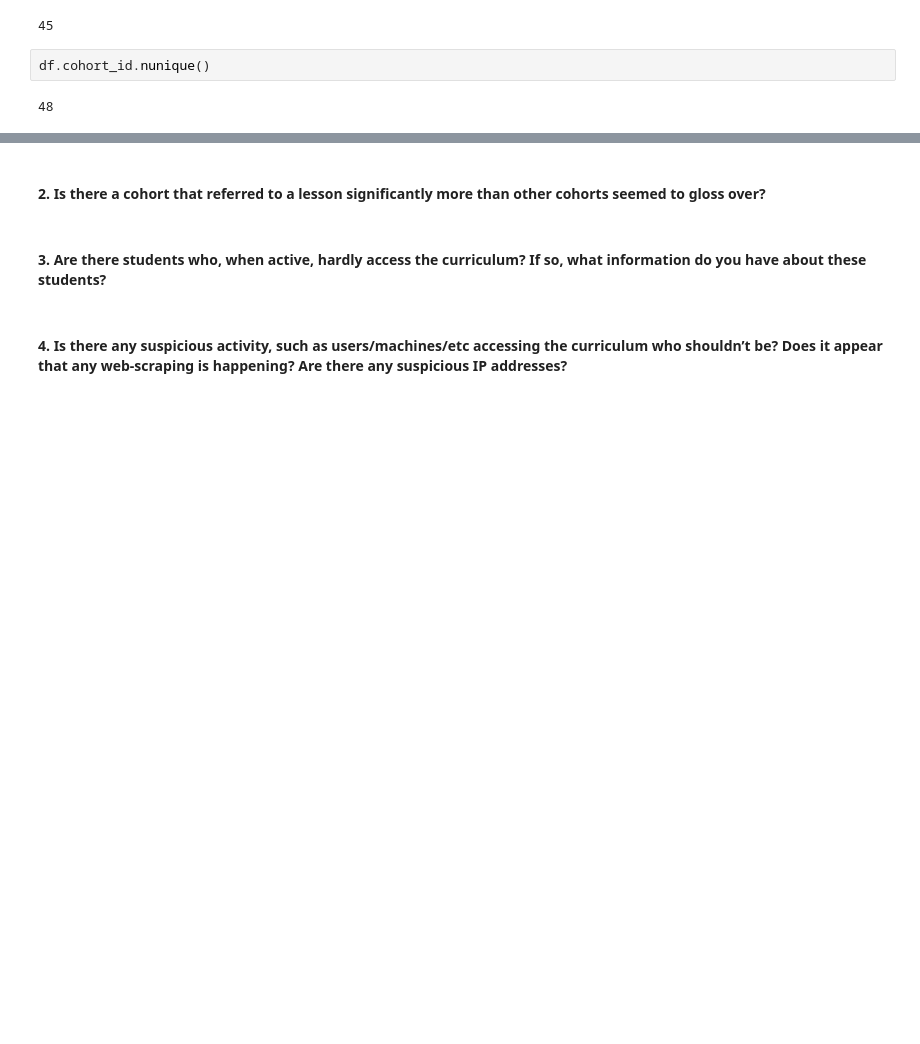
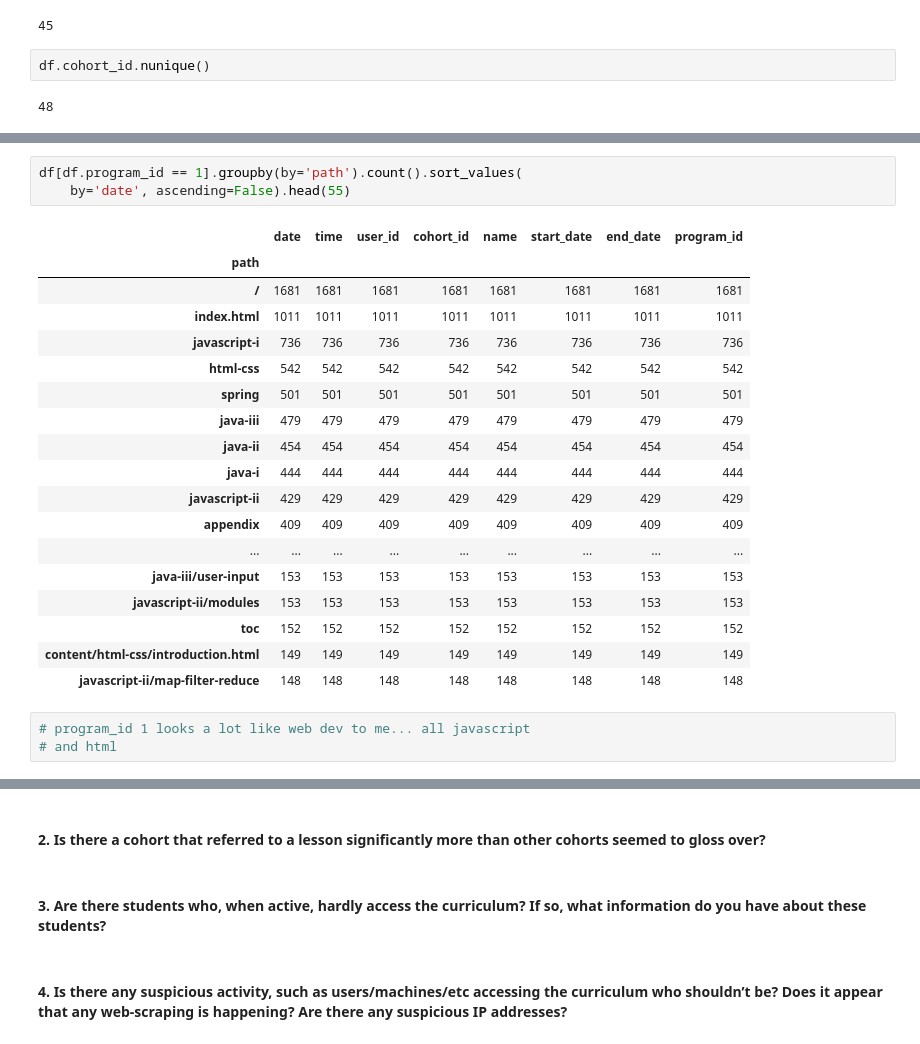
Before and after one commit to corey-baughman/016_anomaly_detection_project, a Jupyter notebook: ad_1.ipynb, the cells around one changed output, grey strips where cells are left out. Drawn from its saved outputs; the diff is of its cells as text; blank space fills up the shorter version.

```diff
--- a/ad_1.ipynb
+++ b/ad_1.ipynb
@@ -53,0 +68,25 @@ ValueError: Grouper and axis must be same length
+# %%
+df[df.program_id == 1].groupby(by='path').count().sort_values(
+    by='date', ascending=False).head(55)
+# %% [output]
+|  | date | time | user_id | cohort_id | name | start_date | end_date | program_id |
+| path |  |  |  |  |  |  |  |  |
+| / | 1681 | 1681 | 1681 | 1681 | 1681 | 1681 | 1681 | 1681 |
+| index.html | 1011 | 1011 | 1011 | 1011 | 1011 | 1011 | 1011 | 1011 |
+| javascript-i | 736 | 736 | 736 | 736 | 736 | 736 | 736 | 736 |
+| html-css | 542 | 542 | 542 | 542 | 542 | 542 | 542 | 542 |
+| spring | 501 | 501 | 501 | 501 | 501 | 501 | 501 | 501 |
+| java-iii | 479 | 479 | 479 | 479 | 479 | 479 | 479 | 479 |
+| java-ii | 454 | 454 | 454 | 454 | 454 | 454 | 454 | 454 |
+| java-i | 444 | 444 | 444 | 444 | 444 | 444 | 444 | 444 |
+| javascript-ii | 429 | 429 | 429 | 429 | 429 | 429 | 429 | 429 |
+| appendix | 409 | 409 | 409 | 409 | 409 | 409 | 409 | 409 |
+| ... | ... | ... | ... | ... | ... | ... | ... | ... |
+| java-iii/user-input | 153 | 153 | 153 | 153 | 153 | 153 | 153 | 153 |
+| javascript-ii/modules | 153 | 153 | 153 | 153 | 153 | 153 | 153 | 153 |
+| toc | 152 | 152 | 152 | 152 | 152 | 152 | 152 | 152 |
+| content/html-css/introduction.html | 149 | 149 | 149 | 149 | 149 | 149 | 149 | 149 |
+| javascript-ii/map-filter-reduce | 148 | 148 | 148 | 148 | 148 | 148 | 148 | 148 |
+# %%
+# program_id 1 looks a lot like web dev to me... all javascript
+# and html
```
Also changed, not shown: parts of 35 cells of this notebook, 1 other file.
